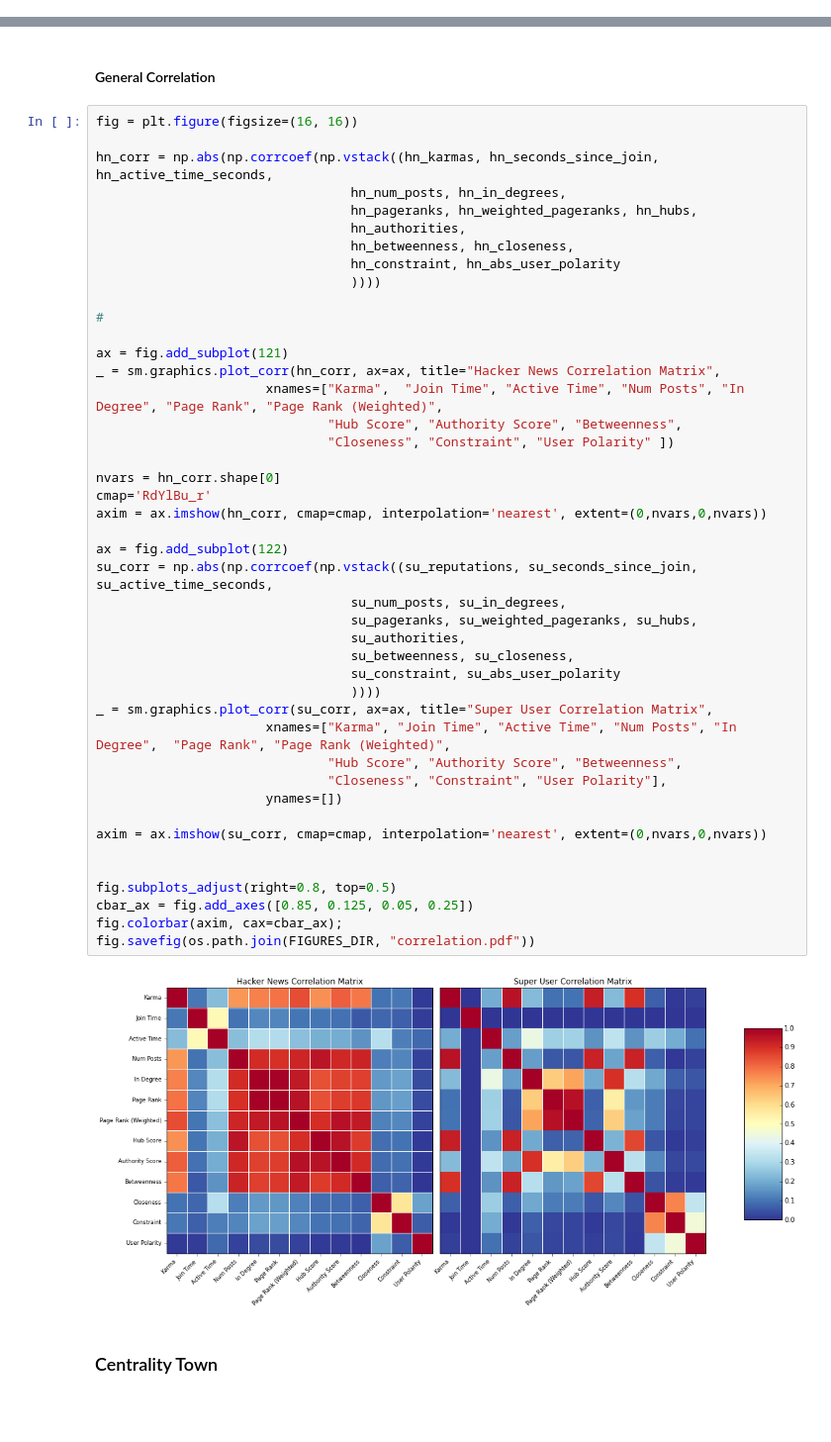
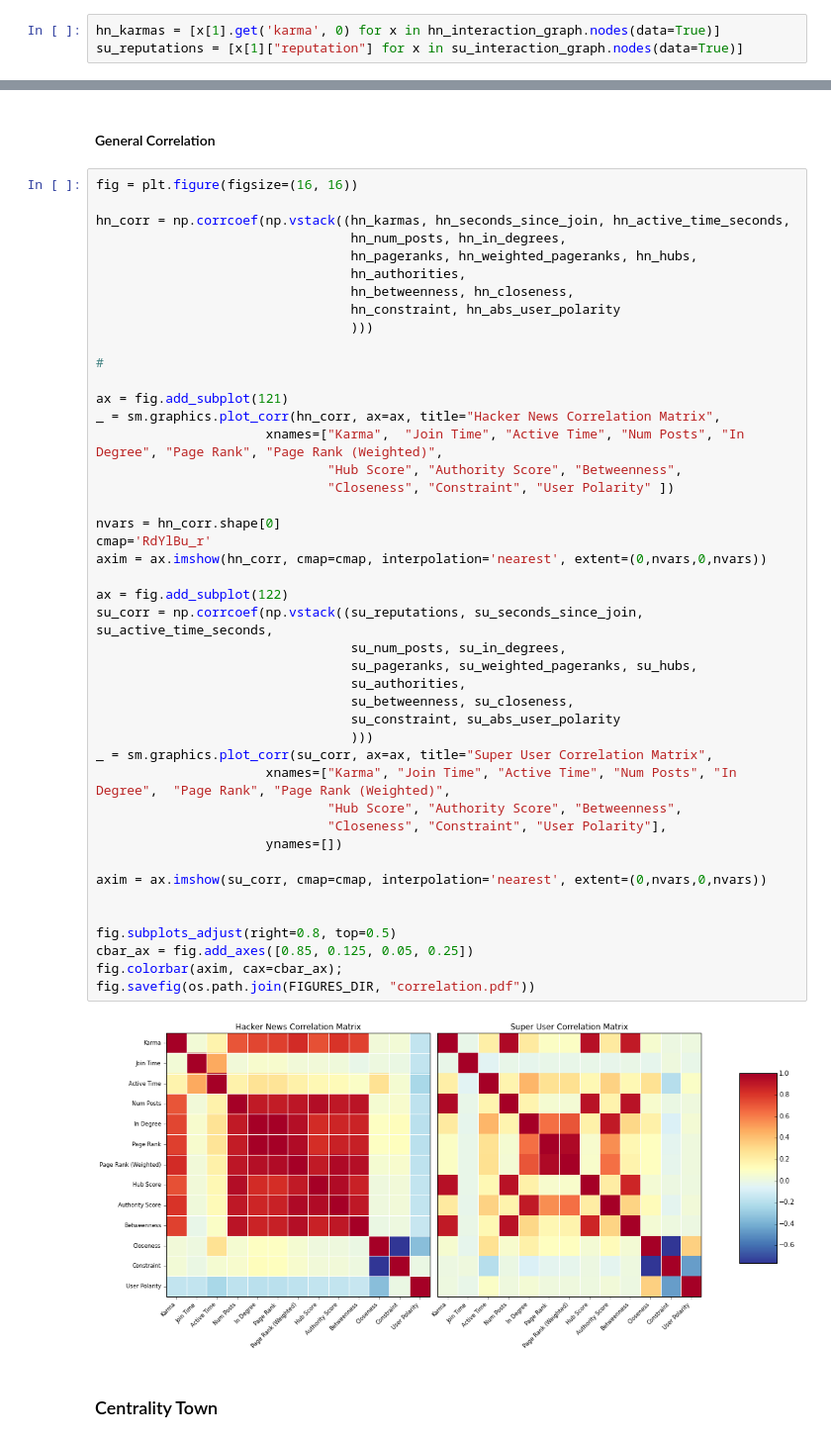
Before and after one commit to turtlesoupy/karma-prediction-cs224w, a Jupyter notebook: ipython/Karma.ipynb, the cells around one changed output, grey strips where cells are left out. Shown at 99% size. Drawn from its saved outputs; the diff is of its cells as text; blank space fills up the shorter version.

```diff
--- a/ipython/Karma.ipynb
+++ b/ipython/Karma.ipynb
@@ -274,3 +268,6 @@ Using cache at ../data/cache/hits-su_hits-0a365fe31f7e67cabc3151e242cc4630.pickl
+# %%
+hn_karmas = [x[1].get('karma', 0) for x in hn_interaction_graph.nodes(data=True)]
+su_reputations = [x[1]["reputation"] for x in su_interaction_graph.nodes(data=True)]
 # %%
 # Sentiment
 hn_user_sentiment_dict = graph_tools.user_sentiments(hn_karma.yield_user_text(HN_DB_FILE),
@@ -475,49 +467,49 @@ fig.savefig(os.path.join(FIGURES_DIR, "constraint_correlation.pdf"))
 # %%
 fig = plt.figure(figsize=(16, 16))
 
-hn_corr = np.abs(np.corrcoef(np.vstack((hn_karmas, hn_seconds_since_join, hn_active_time_seconds,
+hn_corr = np.corrcoef(np.vstack((hn_karmas, hn_seconds_since_join, hn_active_time_seconds,
                                  hn_num_posts, hn_in_degrees,
                                  hn_pageranks, hn_weighted_pageranks, hn_hubs,
                                  hn_authorities,
                                  hn_betweenness, hn_closeness,
                                  hn_constraint, hn_abs_user_polarity
-                                 ))))
+                                 )))
 
 #
 
 ax = fig.add_subplot(121)
 _ = sm.graphics.plot_corr(hn_corr, ax=ax, title="Hacker News Correlation Matrix",
                       xnames=["Karma",  "Join Time", "Active Time", "Num Posts", "In Degree", "Page Rank", "Page Rank (Weighted)",
                               "Hub Score", "Authority Score", "Betweenness",
                               "Closeness", "Constraint", "User Polarity" ])
 
 nvars = hn_corr.shape[0]
 cmap='RdYlBu_r'
 axim = ax.imshow(hn_corr, cmap=cmap, interpolation='nearest', extent=(0,nvars,0,nvars))
 
 ax = fig.add_subplot(122)
-su_corr = np.abs(np.corrcoef(np.vstack((su_reputations, su_seconds_since_join, su_active_time_seconds,
+su_corr = np.corrcoef(np.vstack((su_reputations, su_seconds_since_join, su_active_time_seconds,
                                  su_num_posts, su_in_degrees,
                                  su_pageranks, su_weighted_pageranks, su_hubs,
                                  su_authorities,
                                  su_betweenness, su_closeness,
                                  su_constraint, su_abs_user_polarity
-                                 ))))
+                                 )))
 _ = sm.graphics.plot_corr(su_corr, ax=ax, title="Super User Correlation Matrix",
                       xnames=["Karma", "Join Time", "Active Time", "Num Posts", "In Degree",  "Page Rank", "Page Rank (Weighted)",
                               "Hub Score", "Authority Score", "Betweenness",
                               "Closeness", "Constraint", "User Polarity"],
                       ynames=[])
 
 axim = ax.imshow(su_corr, cmap=cmap, interpolation='nearest', extent=(0,nvars,0,nvars))
 
 
 fig.subplots_adjust(right=0.8, top=0.5)
 cbar_ax = fig.add_axes([0.85, 0.125, 0.05, 0.25])
 fig.colorbar(axim, cax=cbar_ax);
 fig.savefig(os.path.join(FIGURES_DIR, "correlation.pdf"))
 # %% [output]
-[figure, old version]
+[figure, new version]
 # %% [markdown]
 ### Centrality Town
 # %%
```
Also changed, not shown: parts of 29 cells of this notebook, 1 other file.
